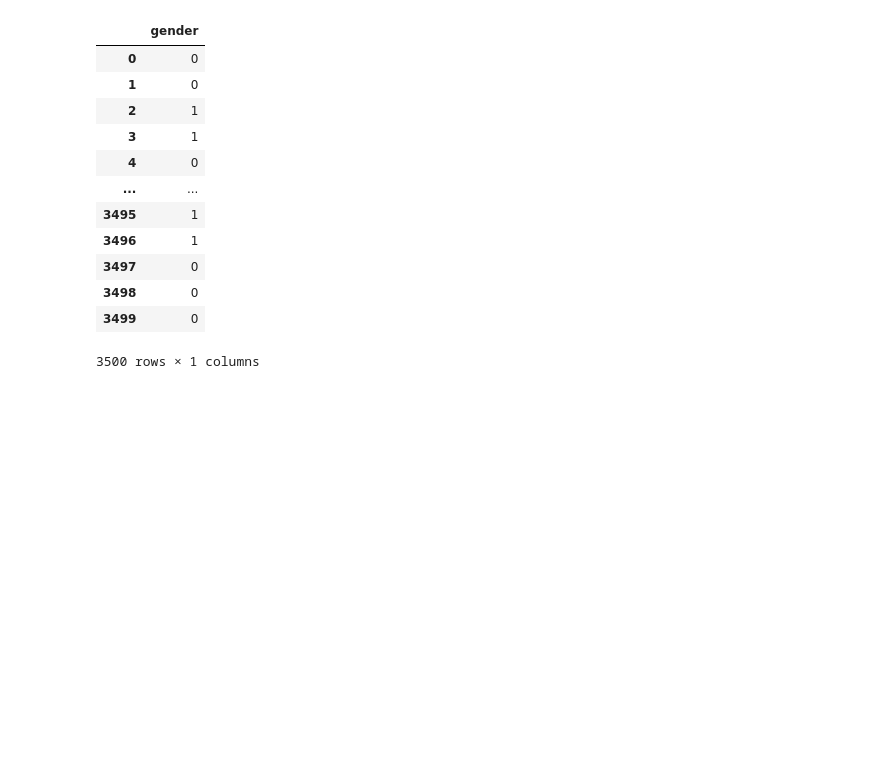
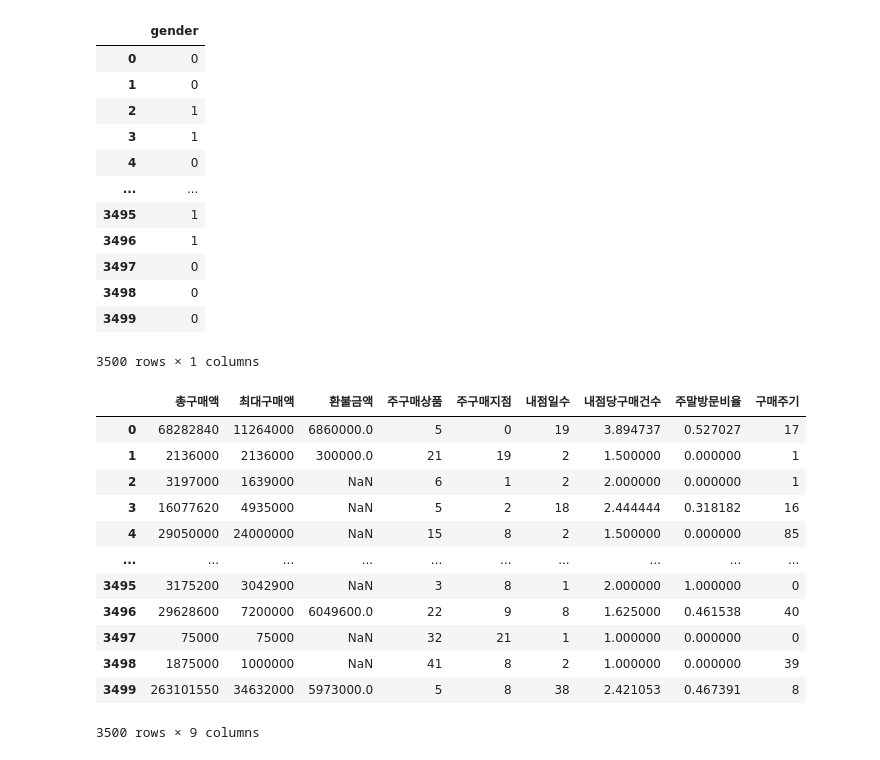
Before and after one commit to junheeyoon/-Study, a Jupyter notebook: 빅데이터분석기사_2유형_연습.ipynb, the cells around one changed output. Saved outputs shown, nothing was run; the diff lists cells and outputs as text; code cells hidden in the pictures; blank space fills up the shorter version.

Commit message:
Label Encoder 추가

```diff
--- a/빅데이터분석기사_2유형_연습.ipynb
+++ b/빅데이터분석기사_2유형_연습.ipynb
@@ -93,0 +96,22 @@ y_train.iloc[:,1:]
+# %%
+le = LabelEncoder()
+X_train['주구매상품'] = le.fit_transform(X_train.iloc[:,1:]['주구매상품'])
+X_train['주구매지점'] = le.fit_transform(X_train.iloc[:,1:]['주구매지점'])
+X_test['주구매상품'] = le.fit_transform(X_test.iloc[:,1:]['주구매상품'])
+X_test['주구매지점'] = le.fit_transform(X_test.iloc[:,1:]['주구매지점'])
+# %%
+X_train.iloc[:,1:]
+# %% [output]
+|  | 총구매액 | 최대구매액 | 환불금액 | 주구매상품 | 주구매지점 | 내점일수 | 내점당구매건수 | 주말방문비율 | 구매주기 |
+| 0 | 68282840 | 11264000 | 6860000.0 | 5 | 0 | 19 | 3.894737 | 0.527027 | 17 |
+| 1 | 2136000 | 2136000 | 300000.0 | 21 | 19 | 2 | 1.500000 | 0.000000 | 1 |
+| 2 | 3197000 | 1639000 | NaN | 6 | 1 | 2 | 2.000000 | 0.000000 | 1 |
+| 3 | 16077620 | 4935000 | NaN | 5 | 2 | 18 | 2.444444 | 0.318182 | 16 |
+| 4 | 29050000 | 24000000 | NaN | 15 | 8 | 2 | 1.500000 | 0.000000 | 85 |
+| ... | ... | ... | ... | ... | ... | ... | ... | ... | ... |
+| 3495 | 3175200 | 3042900 | NaN | 3 | 8 | 1 | 2.000000 | 1.000000 | 0 |
+| 3496 | 29628600 | 7200000 | 6049600.0 | 22 | 9 | 8 | 1.625000 | 0.461538 | 40 |
+| 3497 | 75000 | 75000 | NaN | 32 | 21 | 1 | 1.000000 | 0.000000 | 0 |
+| 3498 | 1875000 | 1000000 | NaN | 41 | 8 | 2 | 1.000000 | 0.000000 | 39 |
+| 3499 | 263101550 | 34632000 | 5973000.0 | 5 | 8 | 38 | 2.421053 | 0.467391 | 8 |
+3500 rows × 9 columns
```
Also changed, not shown: parts of 10 cells of this notebook.
